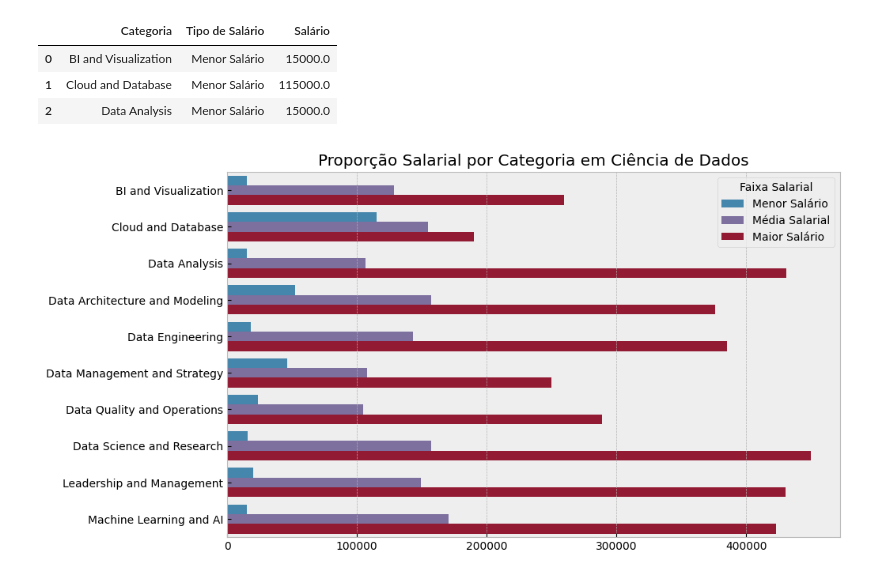
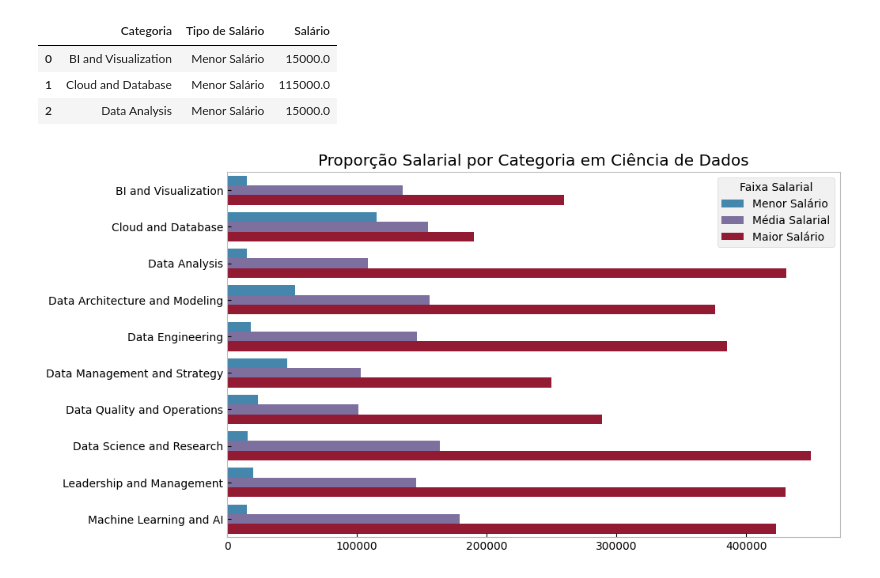
Before and after one commit to ryanrodr/eda-jobs-in-data, a Jupyter notebook: notebooks/analise_exploratoria.ipynb, the cells around one changed output. Saved outputs shown, nothing was run; the diff lists cells and outputs as text; code cells hidden in the pictures.

```diff
--- a/notebooks/analise_exploratoria.ipynb
+++ b/notebooks/analise_exploratoria.ipynb
@@ -56,5 +50,3 @@ df.duplicated().sum()
-# %%
-df.drop_duplicates(inplace=True)
 # %%
 df.head(3)
 # %% [output]
@@ -431,19 +470,21 @@ tb_salario_categoria.sort_values(by='Salário', ascending=True, inplace=True)
 # %%
 # Definindo o tamanho da imagem
 plt.figure(figsize=(10, 6))
 
 # Visualizando o DataFrame com Seaborn
 ax = sns.barplot(data=tb_salario_categoria, y="Categoria", x="Salário", hue="Tipo de Salário",
                 palette={"Menor Salário": "C0", "Maior Salário": "C1", "Média Salarial": "C2"})
 
 # Labels e título
 plt.xlabel('Salário')
 plt.ylabel('Categoria')
 plt.title('Proporção Salarial por Categoria em Ciência de Dados')
 plt.legend(title='Faixa Salarial')
 
+ax.grid(False)
+ax.set_facecolor('none')
 ax.set_xlabel("") # Removendo a descrição dos eixos X e Y
 ax.set_ylabel("")
 plt.show()
 # %% [output]
-[figure, old version]
+[figure, new version]
```
Also changed, not shown: parts of 22 cells of this notebook.
